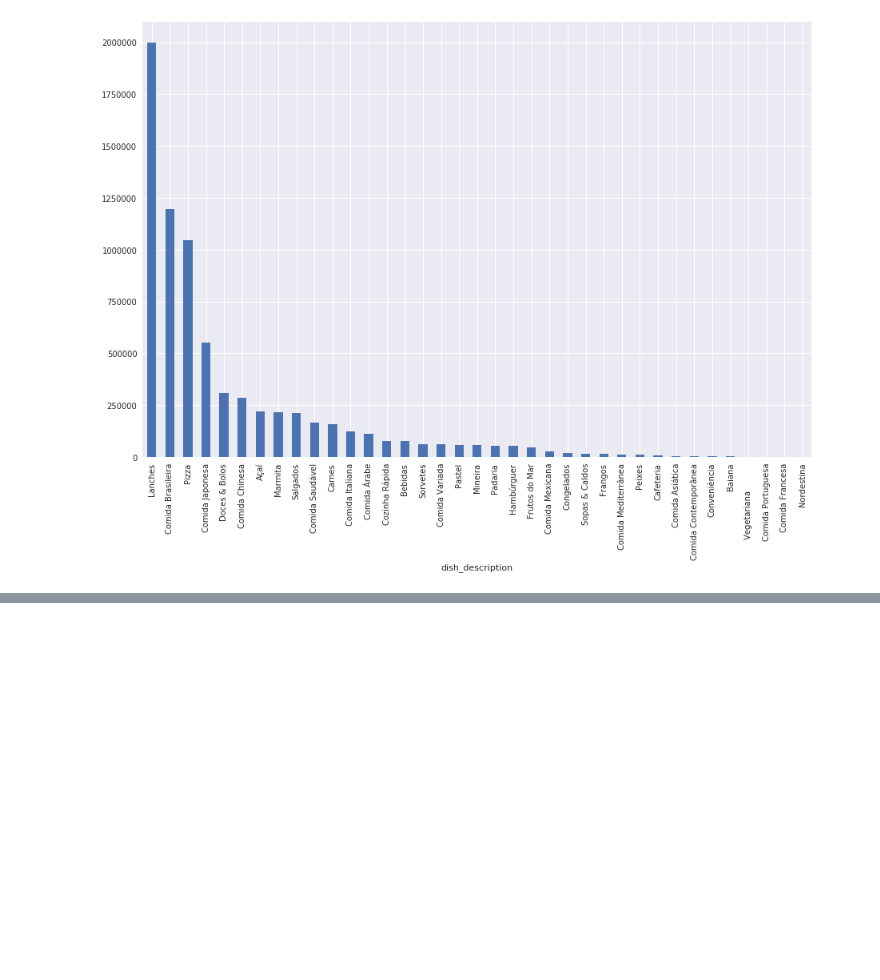
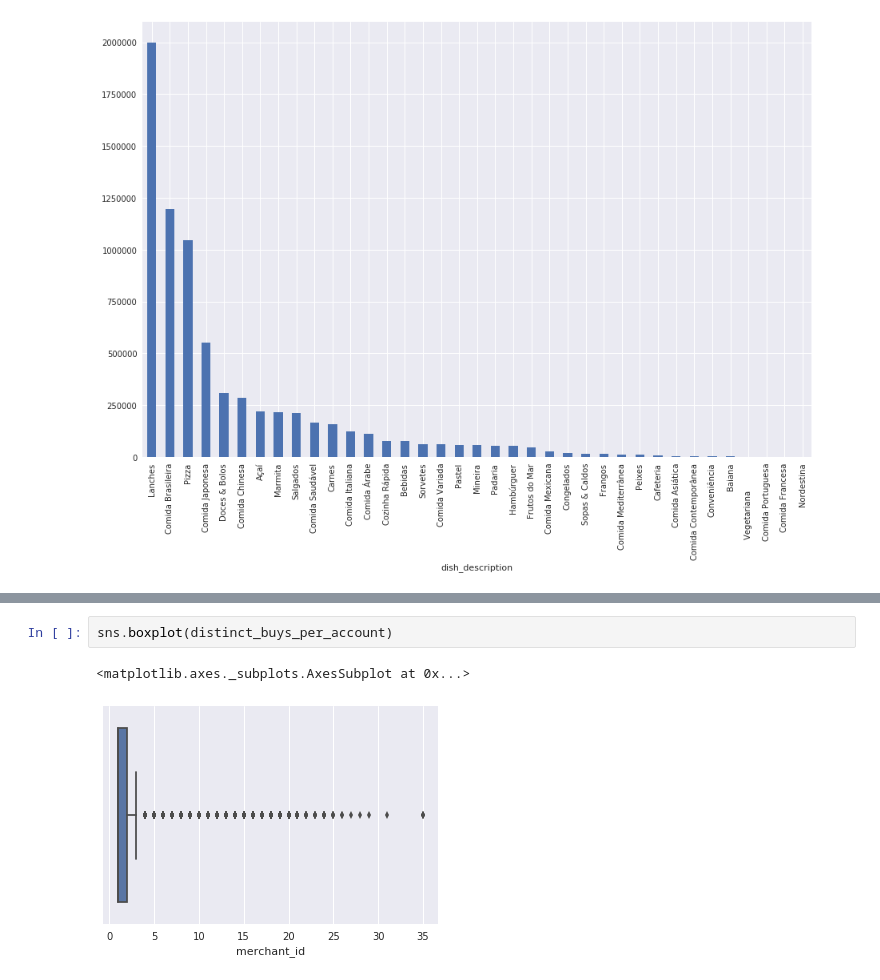
Before and after one commit to deeplearningbrasil/mars-gym, a Jupyter notebook: EDA.ipynb, the cells around one changed output, grey strips where cells are left out. Saved outputs shown, nothing was run; the diff lists cells and outputs as text; blank space fills up the shorter version.

```diff
--- a/EDA.ipynb
+++ b/EDA.ipynb
@@ -400,0 +446,5 @@ visits_per_dish.sort_values(ascending=False).plot(kind="bar", figsize=(15, 10))
+# %%
+sns.boxplot(distinct_buys_per_account)
+# %% [output]
+<matplotlib.axes._subplots.AxesSubplot at 0x...>
+[figure, added]
```
Also changed, not shown: parts of 49 cells of this notebook.
